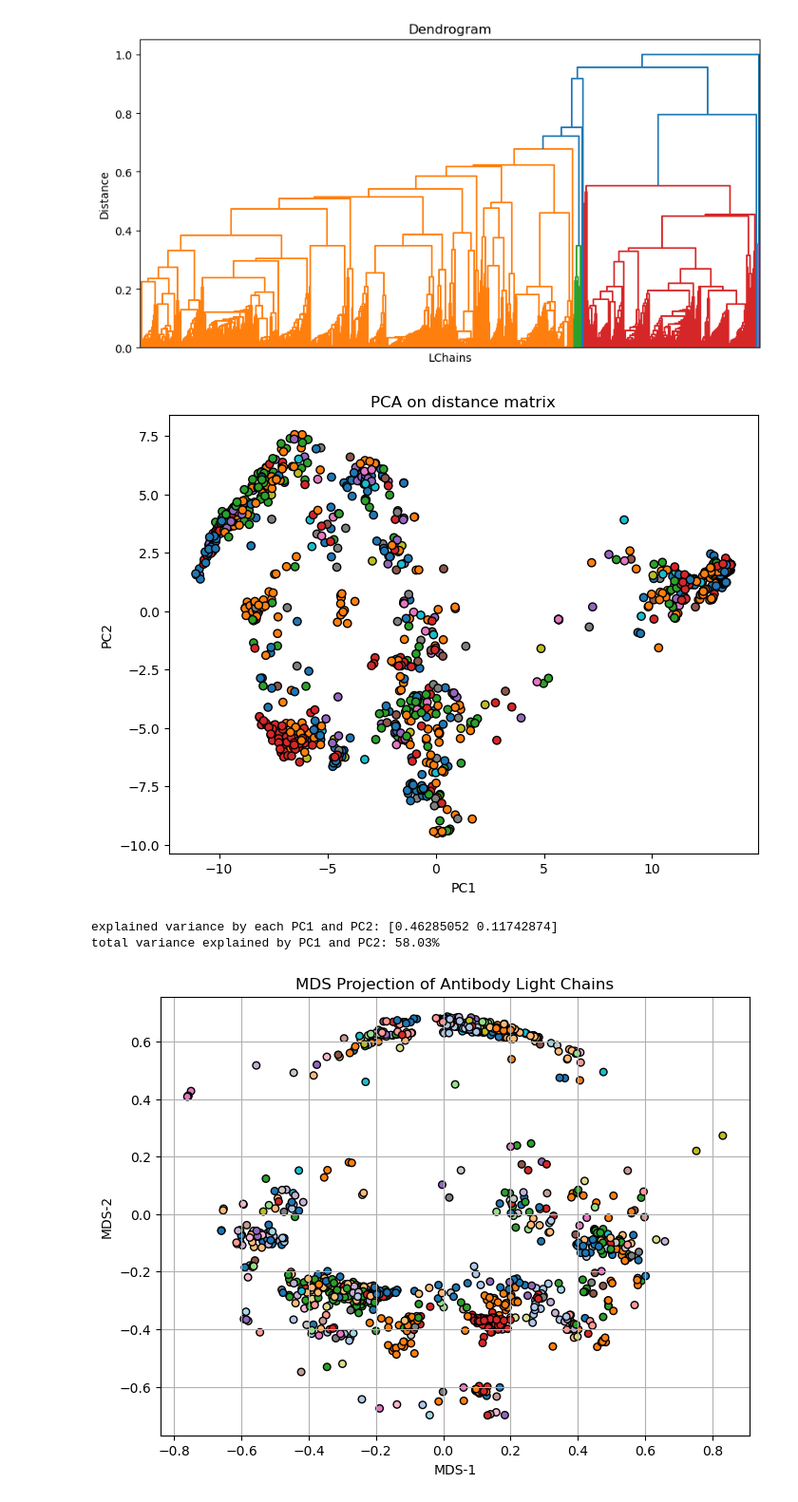
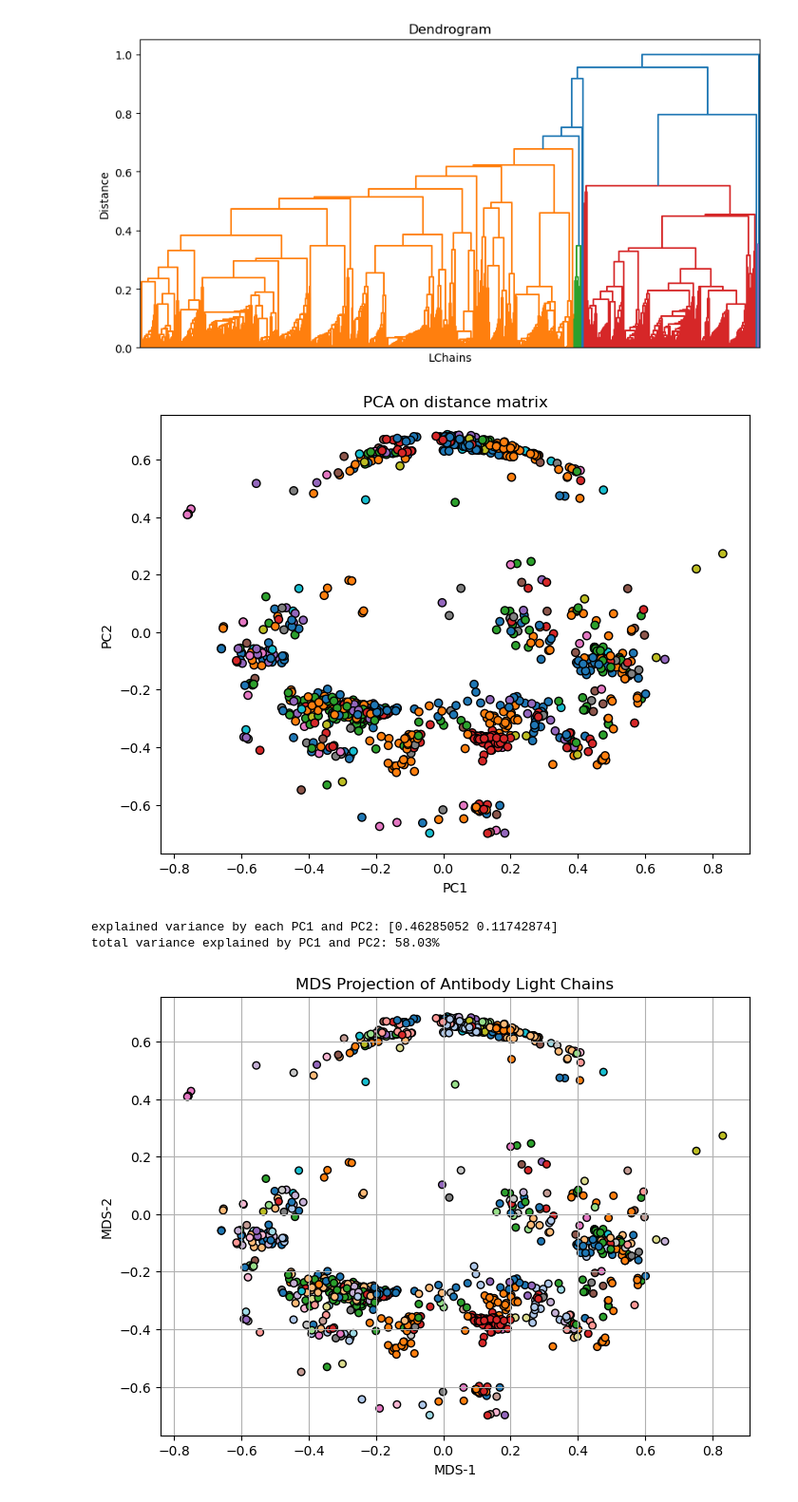
Before and after one commit to datascience-2025-group4/group04-team03, a Jupyter notebook: blasting/mmseqs/light_chains_analysis.ipynb, the cells around one changed output. Shown at 95% size. Cells and saved outputs as stored; diff of their text form; code cells hidden in the pictures.

```diff
--- a/blasting/mmseqs/light_chains_analysis.ipynb
+++ b/blasting/mmseqs/light_chains_analysis.ipynb
@@ -21,21 +21,10 @@ def run_mmseqs(fasta_file, work_dir="mmseqs_work"):
     subprocess.run(["mmseqs", "createdb", fasta_file, db_path], check=True)
 
     #mmseqs alignment
-    subprocess.run([
-        "mmseqs", "search",
-        db_path, db_path,
-        result_path, tmp_path,
-        "--min-seq-id", "0.0", "-a"
-    ], check=True)
+    subprocess.run(["mmseqs", "search", db_path, db_path, result_path, tmp_path,"--min-seq-id", "0.0", "-a"], check=True)
 
     #tsv output
-    subprocess.run([
-        "mmseqs", "convertalis",
-        db_path, db_path,
-        result_path,
-        tsv_out,
-        "--format-output", "query,target,fident,alnlen,bits,evalue"
-    ], check=True)
+    subprocess.run(["mmseqs", "convertalis", db_path, db_path, result_path, tsv_out, "--format-output", "query,target,fident,alnlen,bits,evalue"], check=True)
 
     return tsv_out
 
@@ -209,24 +198,24 @@ plt.show()
 # %%
 from sklearn.decomposition import PCA
 
 pca = PCA(n_components=2)
-coords = pca.fit_transform(distance_matrix.values)
+pca_plot = pca.fit_transform(distance_matrix.values)
 
 plt.figure(figsize=(8, 6))
 plt.scatter(coords[:, 0], coords[:, 1], c=labels, cmap='tab10', edgecolor='k')
 plt.title("PCA on distance matrix")
 plt.xlabel("PC1")
 plt.ylabel("PC2")
 plt.show()
 
 #explaining the variance and total variance in percentage
 variance = pca.explained_variance_ratio_
 print("explained variance by each PC1 and PC2:", variance)
 
 total_variance = variance.sum() * 100
 print(f"total variance explained by PC1 and PC2: {total_variance:.2f}%")
 # %% [output]
-[figure, old version]
+[figure, new version]
 explained variance by each PC1 and PC2: [0.46285052 0.11742874]
 total variance explained by PC1 and PC2: 58.03%
 # %%
```
Also changed, not shown: parts of 7 cells of this notebook.
